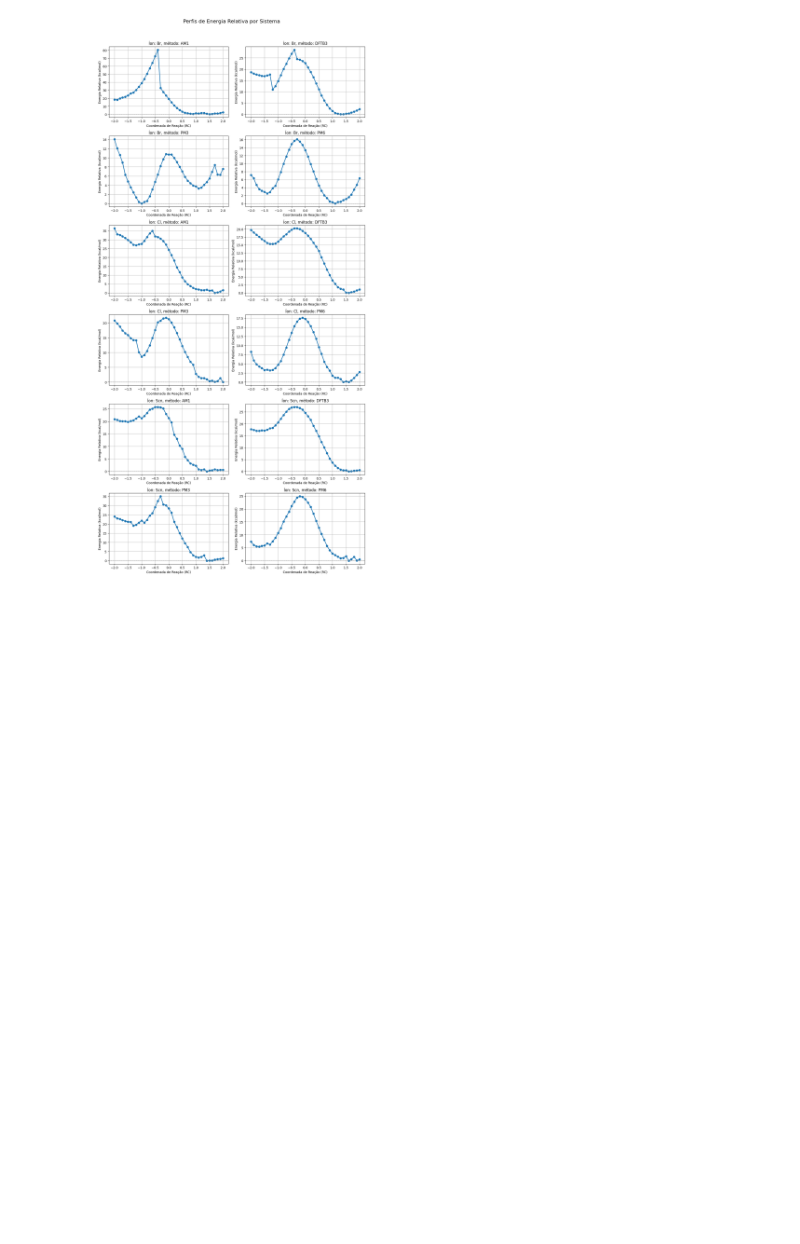
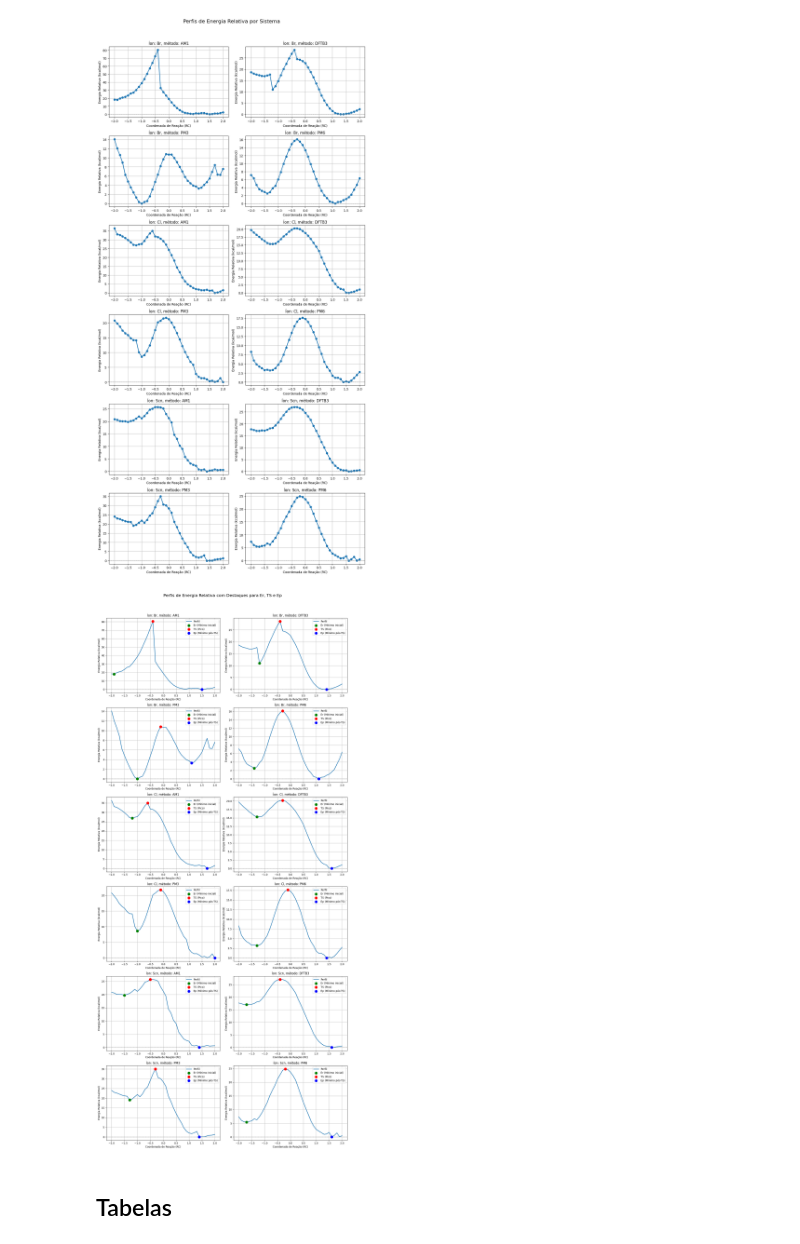
Before and after one commit to julianaAuzier/MCRE, a Jupyter notebook: Plots.ipynb, the cells around one changed output. Saved outputs shown, nothing was run; the diff lists cells and outputs as text; code cells hidden in the pictures; blank space fills up the shorter version.

```diff
--- a/Plots.ipynb
+++ b/Plots.ipynb
@@ -128,3 +130,53 @@ plt.tight_layout()
 plt.show()
 # %% [output]
 [figure]
+# %%
+num_systems = len(path)
+rows = (num_systems + 1) // 2  # 2 colunas
+cols = 2 if num_systems > 1 else 1
+
+fig, axes = plt.subplots(rows, cols, figsize=(14, 5 * rows))
+fig.suptitle("Perfis de Energia Relativa com Destaques para Er, TS e Ep", fontsize=16, y=1.02)
+
+if num_systems == 1:
+    axes = np.array([axes])
+
+axes = axes.flatten()
+
+for i, current_path in enumerate(path):
+
+    df = pd.read_csv(f"{current_path}/energies.dat", sep='\t')
+    df["E_relativa"] = df["EAMBER"] - df["EAMBER"].min()
+
+    ts_idx = df[df['RC']>-1]["E_relativa"].idxmax()  # Índice do TS (pico)
+    er_idx = df.loc[:ts_idx, "E_relativa"].idxmin()  # Mínimo antes do TS
+    ep_idx = df.loc[ts_idx:, "E_relativa"].idxmin()  # Mínimo após o TS
+
+    er_rc, er_energy = df.loc[er_idx, "RC"], df.loc[er_idx, "E_relativa"]
+    ts_rc, ts_energy = df.loc[ts_idx, "RC"], df.loc[ts_idx, "E_relativa"]
+    ep_rc, ep_energy = df.loc[ep_idx, "RC"], df.loc[ep_idx, "E_relativa"]
+
+    ax = axes[i]
+    ax.plot(df["RC"], df["E_relativa"], marker='', linewidth=2, label="Perfil")
+
+    ax.scatter(er_rc, er_energy, color='green', s=100, zorder=5, label="Er (Mínimo inicial)")
+    ax.scatter(ts_rc, ts_energy, color='red', s=100, zorder=5, label="TS (Pico)")
+    ax.scatter(ep_rc, ep_energy, color='blue', s=100, zorder=5, label="Ep (Mínimo pós-TS)")
+
+    ax.set_xlabel("Coordenada de Reação (RC)", fontsize=10)
+    ax.set_ylabel("Energia Relativa (kcal/mol)", fontsize=10)
+    ax.set_title(f"Íon: {current_path.split('-')[0].title()}, método: {current_path.split('-')[-1].upper()}", fontsize=12)
+    ax.axhline(0, linestyle='--', color='gray', linewidth=1)
+    ax.grid(True)
+    ax.legend()
+
+# Remove subplots vazios se houver
+for j in range(i + 1, len(axes)):
+    axes[j].axis('off')
+
+plt.tight_layout()
+plt.show()
+# %% [output]
+[figure, added]
+# %% [markdown]
+## Tabelas
```
Also changed, not shown: parts of 19 cells of this notebook.
